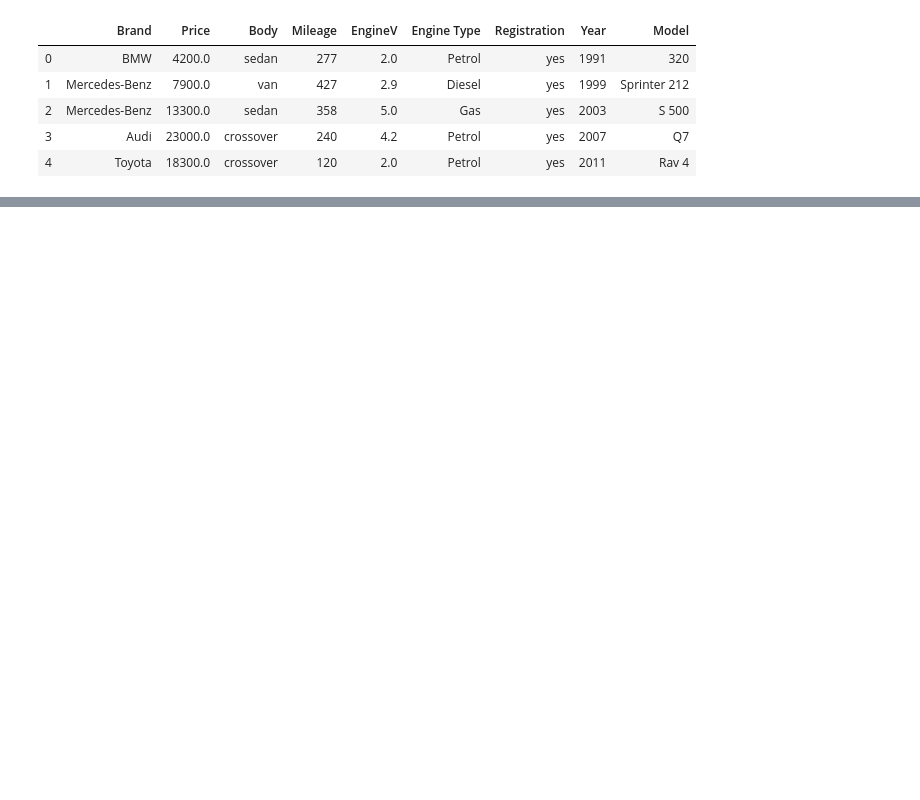
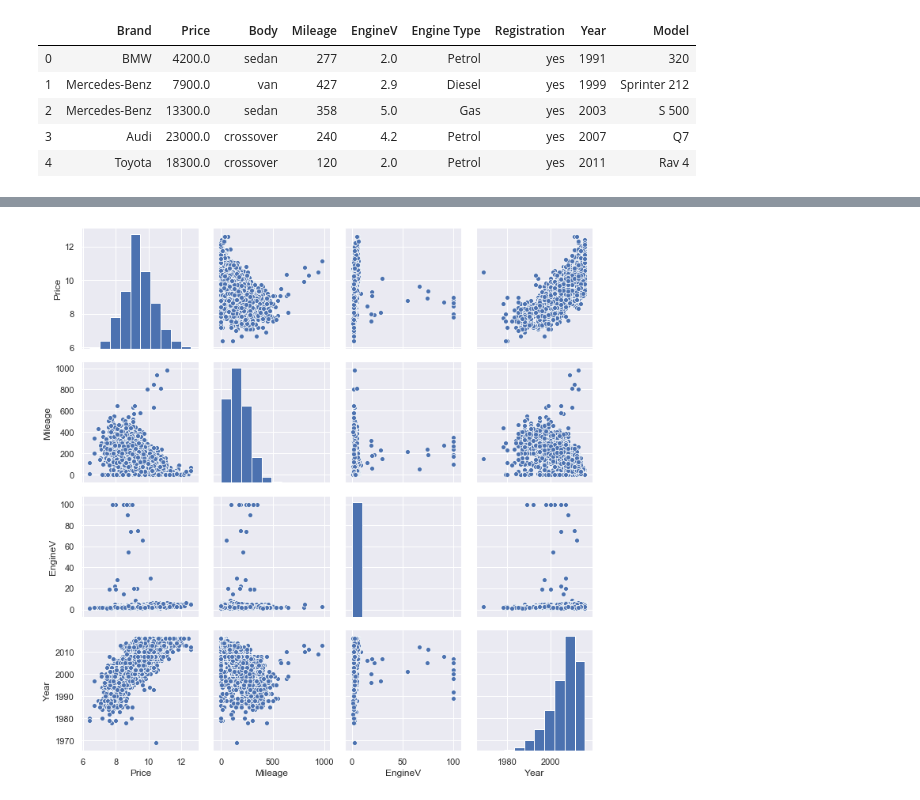
Before and after one commit to fivkat/Car_price_prediction, a Jupyter notebook: Car_price_prediction.ipynb, the cells around one changed output, grey strips where cells are left out. Cells and saved outputs as stored; diff of their text form; code cells hidden in the pictures; blank space fills up the shorter version.

```diff
--- a/Car_price_prediction.ipynb
+++ b/Car_price_prediction.ipynb
@@ -295,0 +265,8 @@ Accuracy: 0.882
+# %%
+data['Price']= np.log(data['Price'])
+data['Registration']=data['Registration'].replace({'yes':True,'no':False})
+
+sns.pairplot(data.select_dtypes(['float64','int64']), height=2.5)
+plt.tight_layout()
+# %% [output]
+[figure, added]
```
Also changed, not shown: parts of 60 cells of this notebook.
